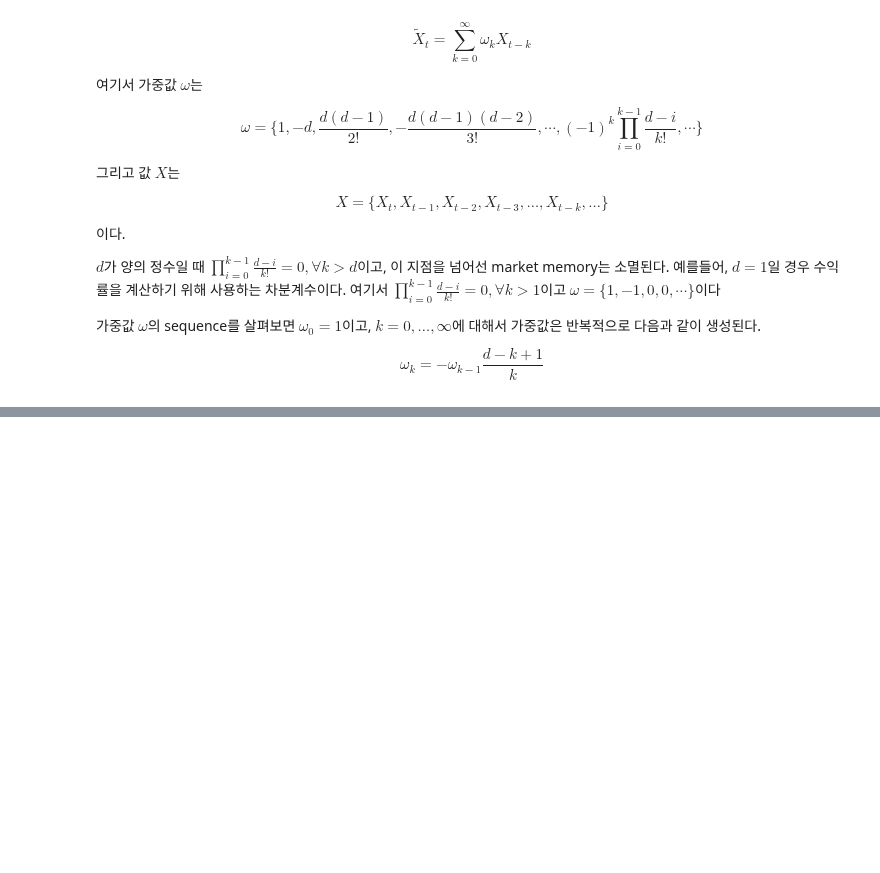
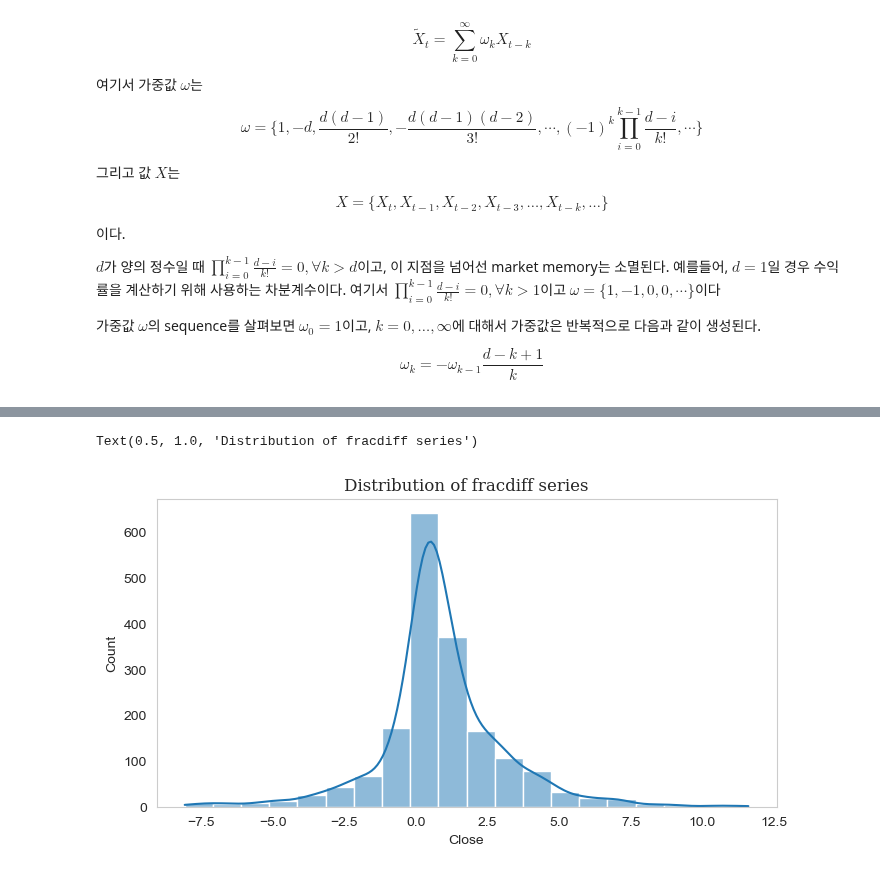
Before and after one commit to Tommylee1013/QUANTIFI, a Jupyter notebook: Week 07/Integrated Time Series.ipynb, the cells around one changed output, grey strips where cells are left out. Cells and saved outputs as stored; diff of their text form; code cells hidden in the pictures; blank space fills up the shorter version.

```diff
--- a/Week 07/Integrated Time Series.ipynb
+++ b/Week 07/Integrated Time Series.ipynb
@@ -250,0 +358,9 @@ $$\omega_k = -\omega_{k-1}\frac{d-k+1}{k}$$
+# %%
+import seaborn as sns
+fig, ax = plt.subplots(figsize = (8, 4))
+sns.histplot(IS.fracDiff_FFD(apple, 0.7).Close, kde = True, bins = 20, ax = ax)
+plt.grid(False)
+plt.title('Distribution of fracdiff series', fontfamily = 'Serif', fontsize = 12)
+# %% [output]
+Text(0.5, 1.0, 'Distribution of fracdiff series')
+[figure, added]
```
Also changed, not shown: parts of 16 cells of this notebook, 1 other file.
